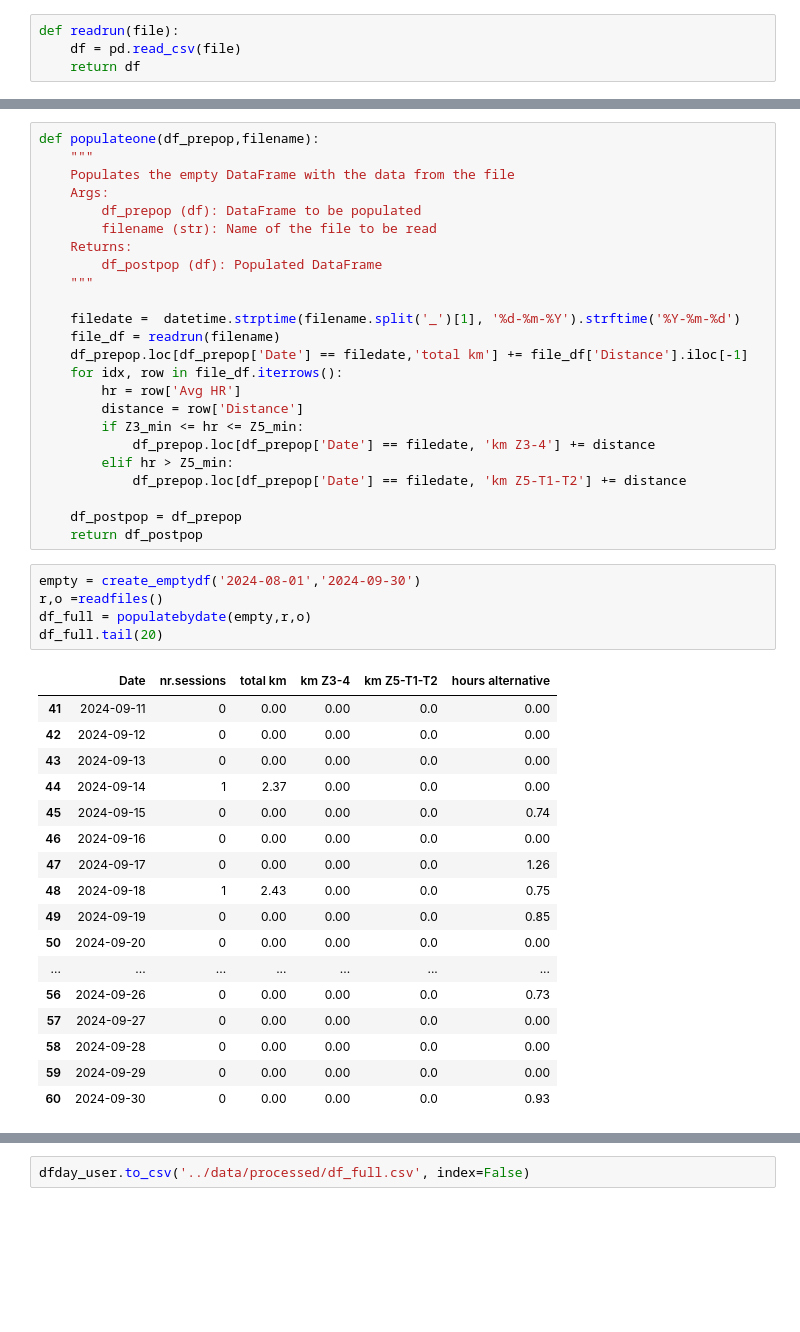
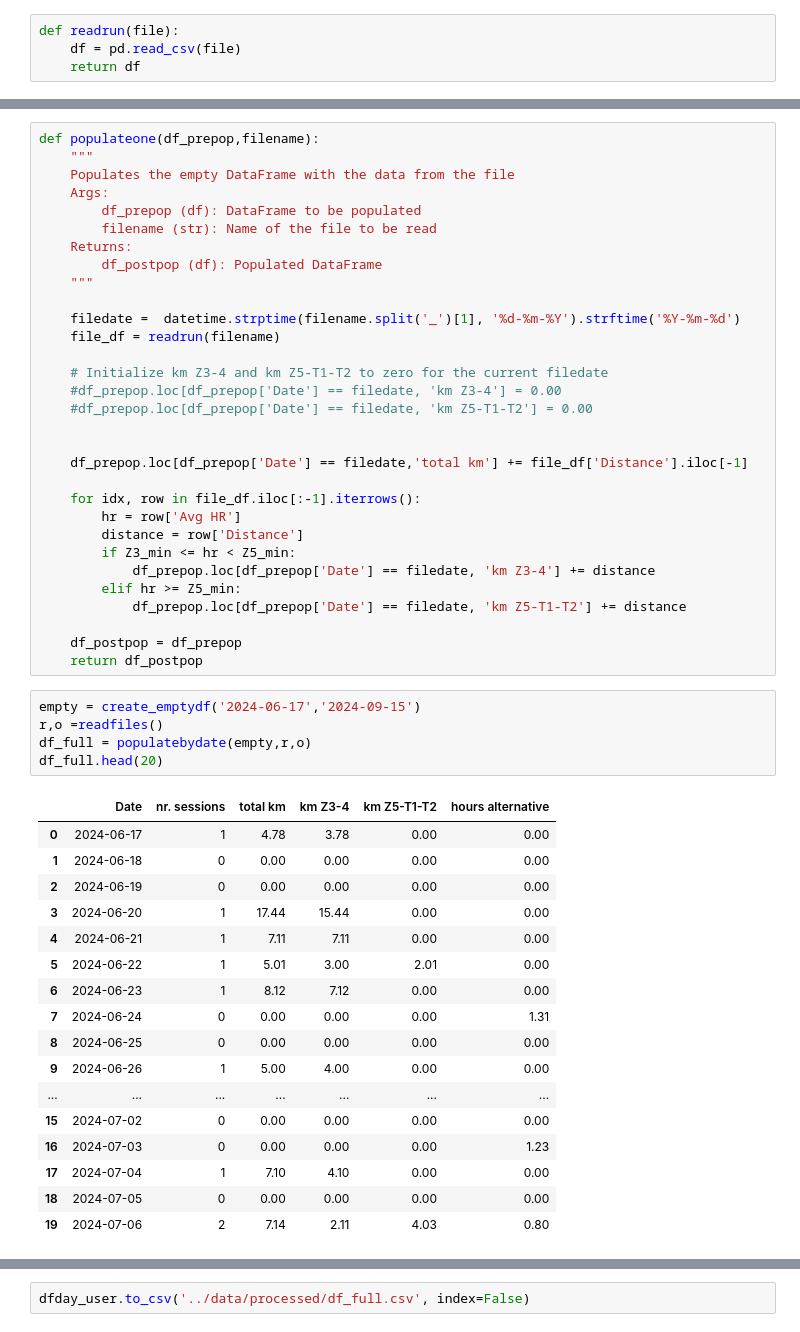
Before and after one commit to milooranm/RunningVolume_Injury, a Jupyter notebook: RunningVolume_Injury/notebooks/api data extraction.ipynb, the cells around one changed output, grey strips where cells are left out. Drawn from its saved outputs; the diff is of its cells as text; blank space fills up the shorter version.

```diff
--- a/RunningVolume_Injury/notebooks/api data extraction.ipynb
+++ b/RunningVolume_Injury/notebooks/api data extraction.ipynb
@@ -110,37 +110,44 @@ def populateone(df_prepop,filename):
 
     filedate =  datetime.strptime(filename.split('_')[1], '%d-%m-%Y').strftime('%Y-%m-%d')
     file_df = readrun(filename)
+
+    # Initialize km Z3-4 and km Z5-T1-T2 to zero for the current filedate
+    #df_prepop.loc[df_prepop['Date'] == filedate, 'km Z3-4'] = 0.00
+    #df_prepop.loc[df_prepop['Date'] == filedate, 'km Z5-T1-T2'] = 0.00
+
+
     df_prepop.loc[df_prepop['Date'] == filedate,'total km'] += file_df['Distance'].iloc[-1]
-    for idx, row in file_df.iterrows():
+
+    for idx, row in file_df.iloc[:-1].iterrows():
         hr = row['Avg HR']
         distance = row['Distance']
-        if Z3_min <= hr <= Z5_min:
+        if Z3_min <= hr < Z5_min:
             df_prepop.loc[df_prepop['Date'] == filedate, 'km Z3-4'] += distance
-        elif hr > Z5_min:
+        elif hr >= Z5_min:
             df_prepop.loc[df_prepop['Date'] == filedate, 'km Z5-T1-T2'] += distance
 
     df_postpop = df_prepop
     return df_postpop
 # %%
-empty = create_emptydf('2024-08-01','2024-09-30')
+empty = create_emptydf('2024-06-17','2024-09-15')
 r,o =readfiles()
 df_full = populatebydate(empty,r,o)
-df_full.tail(20)
+df_full.head(20)
 # %% [output]
-|  | Date | nr.sessions | total km | km Z3-4 | km Z5-T1-T2 | hours alternative |
-| 41 | 2024-09-11 | 0 | 0.00 | 0.00 | 0.0 | 0.00 |
-| 42 | 2024-09-12 | 0 | 0.00 | 0.00 | 0.0 | 0.00 |
-| 43 | 2024-09-13 | 0 | 0.00 | 0.00 | 0.0 | 0.00 |
-| 44 | 2024-09-14 | 1 | 2.37 | 0.00 | 0.0 | 0.00 |
-| 45 | 2024-09-15 | 0 | 0.00 | 0.00 | 0.0 | 0.74 |
-| 46 | 2024-09-16 | 0 | 0.00 | 0.00 | 0.0 | 0.00 |
-| 47 | 2024-09-17 | 0 | 0.00 | 0.00 | 0.0 | 1.26 |
-| 48 | 2024-09-18 | 1 | 2.43 | 0.00 | 0.0 | 0.75 |
-| 49 | 2024-09-19 | 0 | 0.00 | 0.00 | 0.0 | 0.85 |
-| 50 | 2024-09-20 | 0 | 0.00 | 0.00 | 0.0 | 0.00 |
+|  | Date | nr. sessions | total km | km Z3-4 | km Z5-T1-T2 | hours alternative |
+| 0 | 2024-06-17 | 1 | 4.78 | 3.78 | 0.00 | 0.00 |
+| 1 | 2024-06-18 | 0 | 0.00 | 0.00 | 0.00 | 0.00 |
+| 2 | 2024-06-19 | 0 | 0.00 | 0.00 | 0.00 | 0.00 |
+| 3 | 2024-06-20 | 1 | 17.44 | 15.44 | 0.00 | 0.00 |
+| 4 | 2024-06-21 | 1 | 7.11 | 7.11 | 0.00 | 0.00 |
+| 5 | 2024-06-22 | 1 | 5.01 | 3.00 | 2.01 | 0.00 |
+| 6 | 2024-06-23 | 1 | 8.12 | 7.12 | 0.00 | 0.00 |
+| 7 | 2024-06-24 | 0 | 0.00 | 0.00 | 0.00 | 1.31 |
+| 8 | 2024-06-25 | 0 | 0.00 | 0.00 | 0.00 | 0.00 |
+| 9 | 2024-06-26 | 1 | 5.00 | 4.00 | 0.00 | 0.00 |
 | ... | ... | ... | ... | ... | ... | ... |
-| 56 | 2024-09-26 | 0 | 0.00 | 0.00 | 0.0 | 0.73 |
-| 57 | 2024-09-27 | 0 | 0.00 | 0.00 | 0.0 | 0.00 |
-| 58 | 2024-09-28 | 0 | 0.00 | 0.00 | 0.0 | 0.00 |
-| 59 | 2024-09-29 | 0 | 0.00 | 0.00 | 0.0 | 0.00 |
-| 60 | 2024-09-30 | 0 | 0.00 | 0.00 | 0.0 | 0.93 |
+| 15 | 2024-07-02 | 0 | 0.00 | 0.00 | 0.00 | 0.00 |
+| 16 | 2024-07-03 | 0 | 0.00 | 0.00 | 0.00 | 1.23 |
+| 17 | 2024-07-04 | 1 | 7.10 | 4.10 | 0.00 | 0.00 |
+| 18 | 2024-07-05 | 0 | 0.00 | 0.00 | 0.00 | 0.00 |
+| 19 | 2024-07-06 | 2 | 7.14 | 2.11 | 4.03 | 0.80 |
```
Also changed, not shown: parts of 7 cells of this notebook, 1 other file.
